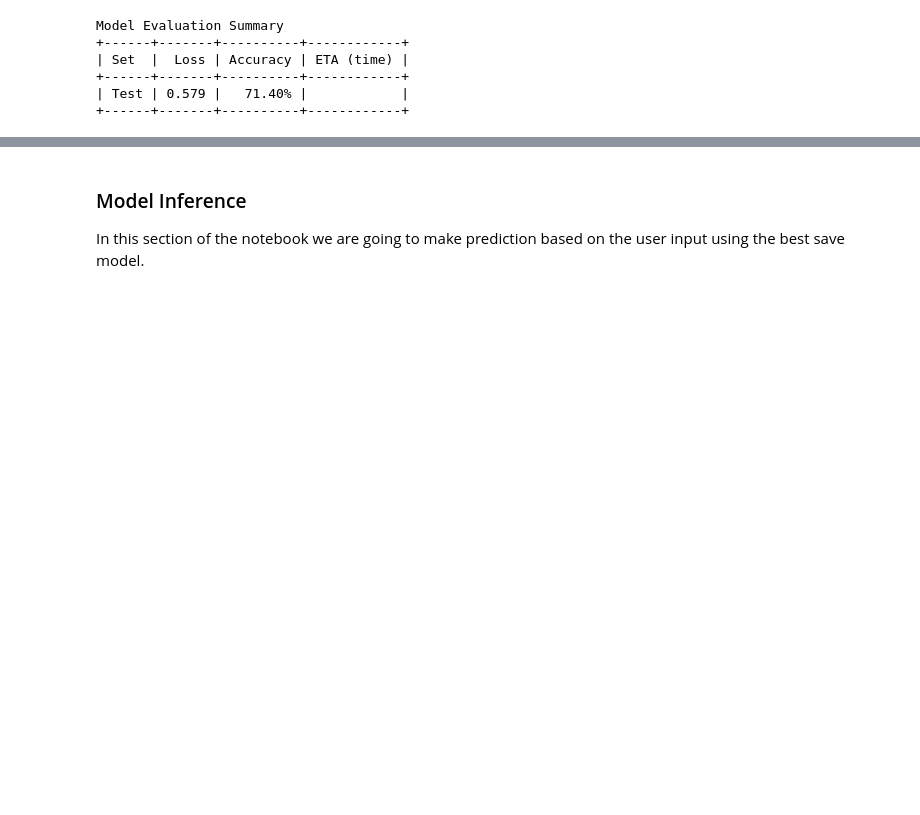
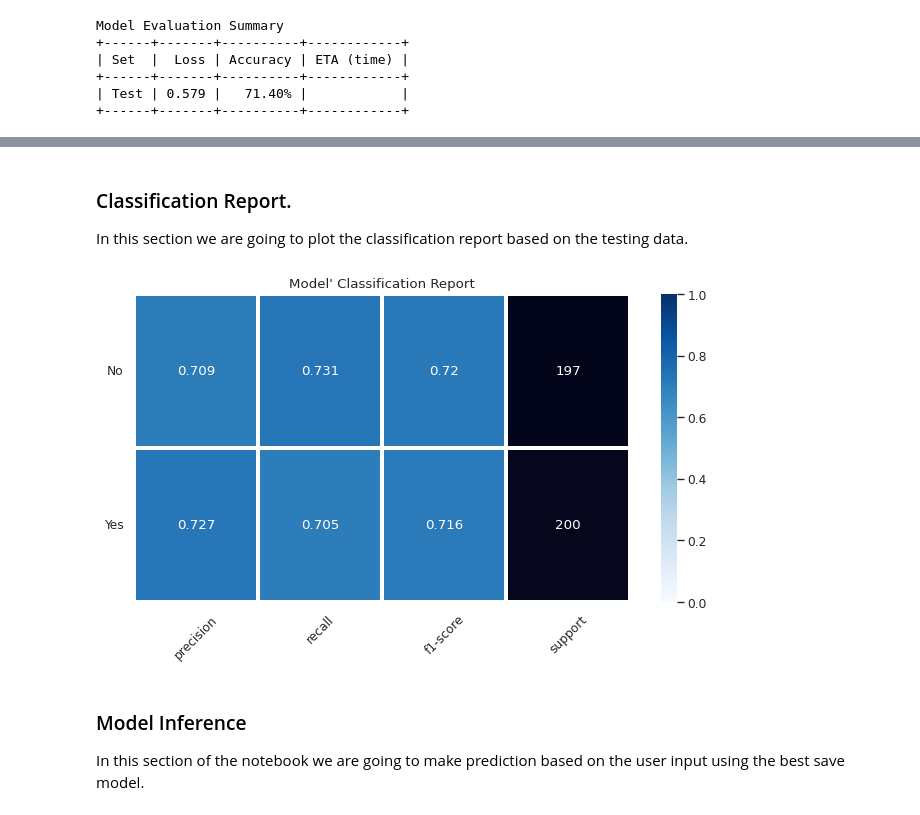
Before and after one commit to CrispenGari/ml-2023, a Jupyter notebook: 16_HYPERTENSION_DETECTION/00_HYPERTENSION_DETECTION_MLP.ipynb, the cells around one changed output, grey strips where cells are left out. Saved outputs shown, nothing was run; the diff lists cells and outputs as text; code cells hidden in the pictures; blank space fills up the shorter version.

```diff
--- a/16_HYPERTENSION_DETECTION/00_HYPERTENSION_DETECTION_MLP.ipynb
+++ b/16_HYPERTENSION_DETECTION/00_HYPERTENSION_DETECTION_MLP.ipynb
@@ -775,3 +799,16 @@ Model Evaluation Summary
+# %% [markdown]
+### Classification Report.
+
+In this section we are going to plot the classification report based on the testing data.
+# %%
+fig, ax = plot_classification_report(
+    y_true, y_preds,
+    title='Model\' Classification Report',
+    figsize=(10, 5), dpi=80,
+    target_names = classes
+)
+# %% [output]
+[figure, added]
 # %% [markdown]
 ### Model Inference
 
```
Also changed, not shown: parts of 7 cells of this notebook.
